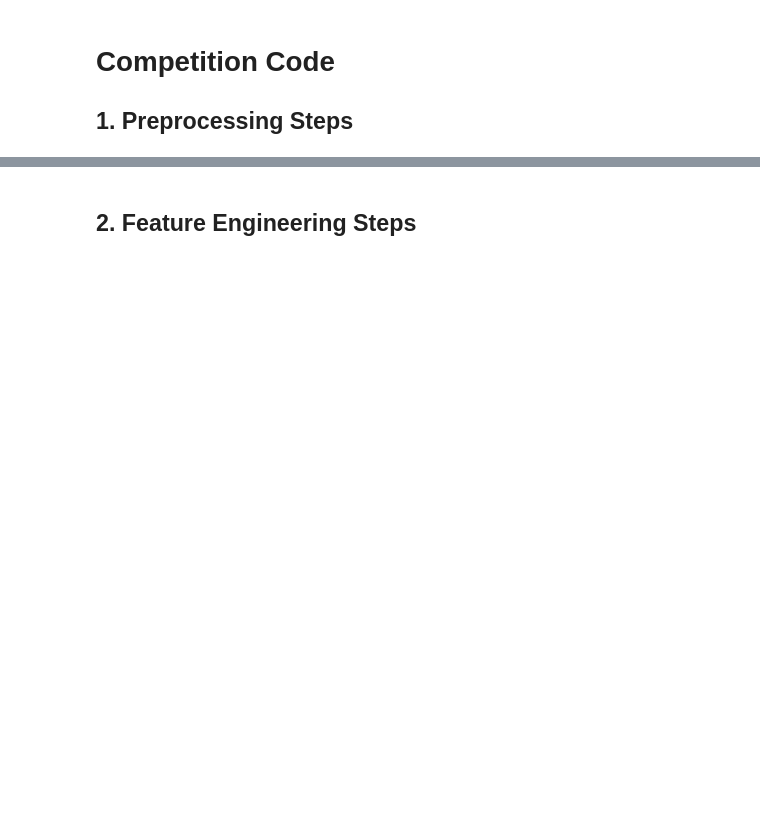
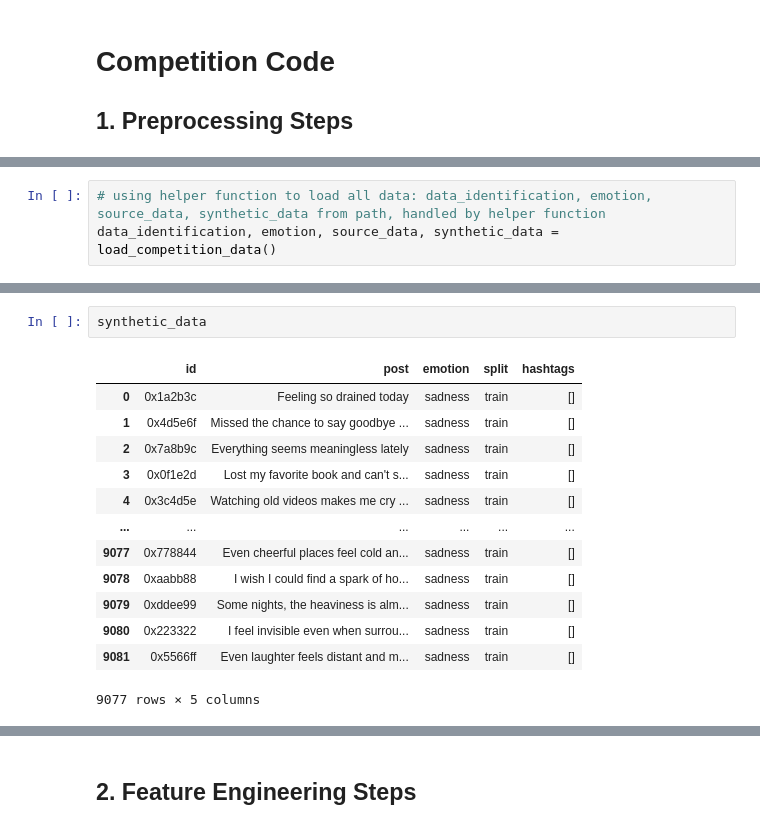
Before and after one commit to MigzAvila/DM2025-Lab2-Exercise, a Jupyter notebook: DM2025-Lab2-Homework.ipynb, the cells around one changed output, grey strips where cells are left out. Cells and saved outputs as stored; diff of their text form; blank space fills up the shorter version.

```diff
--- a/DM2025-Lab2-Homework.ipynb
+++ b/DM2025-Lab2-Homework.ipynb
@@ -151,0 +165,3 @@ Markdown Syntax to Add Image: `![Description of the Image](./your_local_folder/n
+# %%
+# using helper function to load all data: data_identification, emotion, source_data, synthetic_data from path, handled by helper function
+data_identification, emotion, source_data, synthetic_data = load_competition_data()
@@ -151,0 +273,16 @@ Markdown Syntax to Add Image: `![Description of the Image](./your_local_folder/n
+# %%
+synthetic_data
+# %% [output]
+|  | id | post | emotion | split | hashtags |
+| 0 | 0x1a2b3c | Feeling so drained today | sadness | train | [] |
+| 1 | 0x4d5e6f | Missed the chance to say goodbye ... | sadness | train | [] |
+| 2 | 0x7a8b9c | Everything seems meaningless lately | sadness | train | [] |
+| 3 | 0x0f1e2d | Lost my favorite book and can't s... | sadness | train | [] |
+| 4 | 0x3c4d5e | Watching old videos makes me cry ... | sadness | train | [] |
+| ... | ... | ... | ... | ... | ... |
+| 9077 | 0x778844 | Even cheerful places feel cold an... | sadness | train | [] |
+| 9078 | 0xaabb88 | I wish I could find a spark of ho... | sadness | train | [] |
+| 9079 | 0xddee99 | Some nights, the heaviness is alm... | sadness | train | [] |
+| 9080 | 0x223322 | I feel invisible even when surrou... | sadness | train | [] |
+| 9081 | 0x5566ff | Even laughter feels distant and m... | sadness | train | [] |
+9077 rows × 5 columns
```
Also changed, not shown: parts of 33 cells of this notebook.
